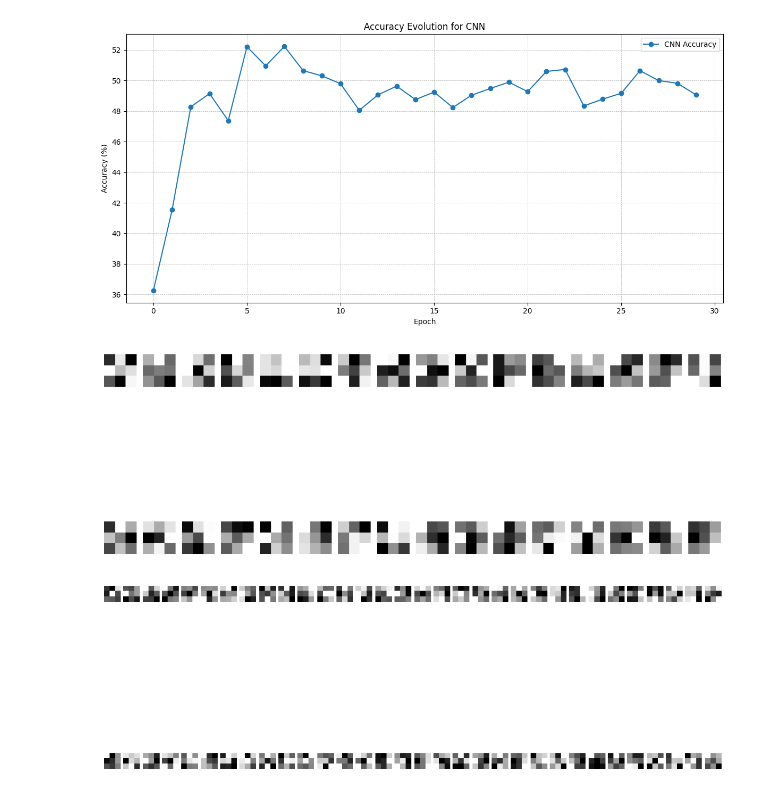
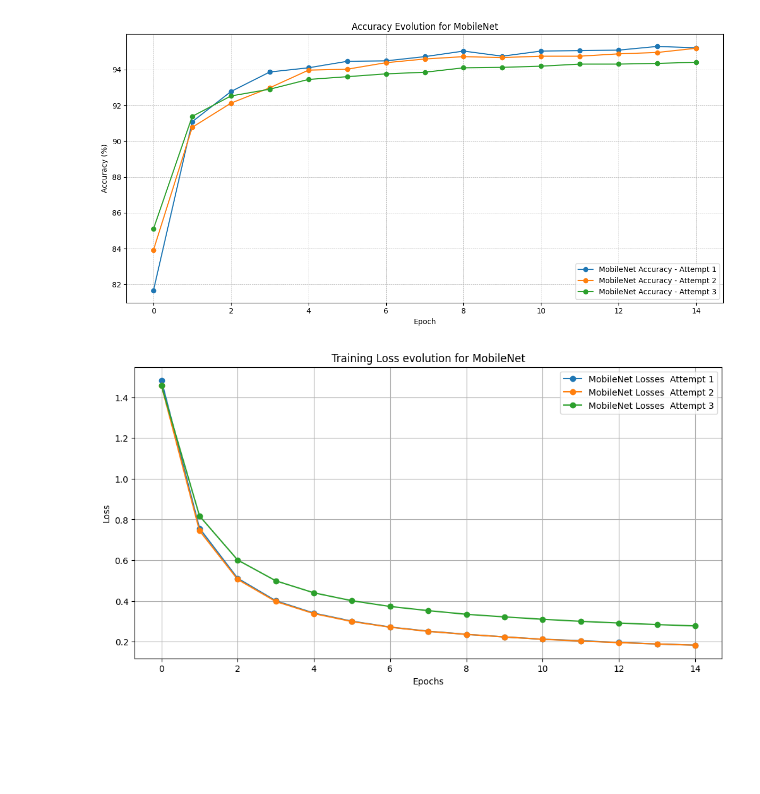
Before and after one commit to AdamBucko1/HNS, a Jupyter notebook: Zadanie_1/zadanie2_pretrainedNN.ipynb, the cells around one changed output. Saved outputs shown, nothing was run; the diff lists cells and outputs as text; code cells hidden in the pictures; blank space fills up the shorter version.

```diff
--- a/Zadanie_1/zadanie2_pretrainedNN.ipynb
+++ b/Zadanie_1/zadanie2_pretrainedNN.ipynb
@@ -239,30 +335,18 @@ def plot_losses(mlp_losses, cnn_losses):
-# %%
-import matplotlib.pyplot as plt
-
-def plot_accuracy(accuracy_list, model_name):
-    """
-    Plots the accuracy for each epoch based on the provided accuracy list.
-
-    Args:
-    - accuracy_list: List of accuracy values (one for each epoch).
-    - model_name: Name of the model, for labeling purposes.
-
-    Returns:
-    - None (Displays the plot)
-    """
-
-    plt.figure(figsize=(12, 6))
-    plt.plot(accuracy_list, '-o', label=f'{model_name} Accuracy')
-    plt.title(f'Accuracy Evolution for {model_name}')
-    plt.xlabel('Epoch')
-    plt.ylabel('Accuracy (%)')
-    plt.legend()
-    plt.grid(True, which='both', linestyle='--', linewidth=0.5)
-    plt.tight_layout()
-    plt.show()
-
-# Example usage:
-# plot_accuracy(mlp_accuracy_list, 'MLP')
+# %%
+import matplotlib.pyplot as plt
+
+def plot_losses(cnn_losses1,cnn_losses2,cnn_losses3, model_name):
+
+    plt.figure(figsize=(12, 6))
+    plt.plot(cnn_losses1, '-o', label=f'{model_name} Losses  Attempt 1')
+    plt.plot(cnn_losses2, '-o', label=f'{model_name} Losses  Attempt 2')
+    plt.plot(cnn_losses3, '-o', label=f'{model_name} Losses  Attempt 3')
+    plt.title(f'Training Loss evolution for {model_name}')
+    plt.xlabel("Epochs")
+    plt.ylabel("Loss")
+    plt.legend()
+    plt.grid(True)
+    plt.show()
 # %%
 def plot_filters(layer, layer_idx=0):
     # Extract filter weights from the layer and convert to numpy for visualization.
@@ -315,11 +398,9 @@ AttributeError: 'AlexNet' object has no attribute 'conv1'
-# %%
-plot_accuracy(cnn_accuracy_list, "CNN")
-plot_filters(cnn_model.conv1,0)
-plot_filters(cnn_model.conv2,0)
-# %% [output]
-[figure, removed]
-[figure, removed]
-[figure, removed]
+# %%
+plot_accuracy(cnn_accuracy_list1, cnn_accuracy_list2, cnn_accuracy_list3, "MobileNet")
+plot_losses(cnn_losses1, cnn_losses2, cnn_losses3, "MobileNet")
+# %% [output]
+[figure, added]
+[figure, added]
 # %%
 from sklearn.metrics import confusion_matrix
 import seaborn as sns
```
Also changed, not shown: parts of 13 cells of this notebook.
